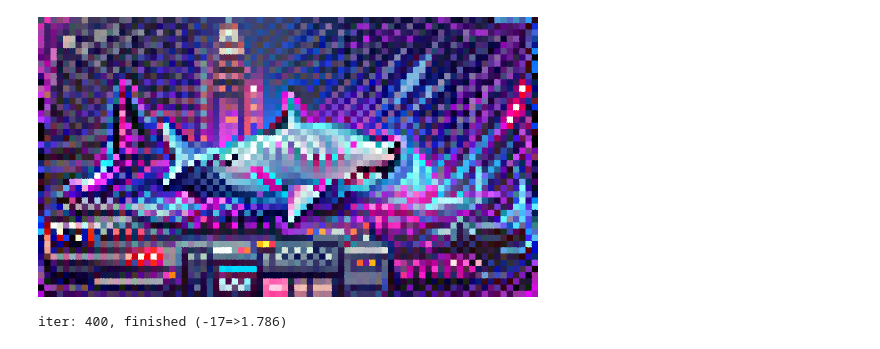
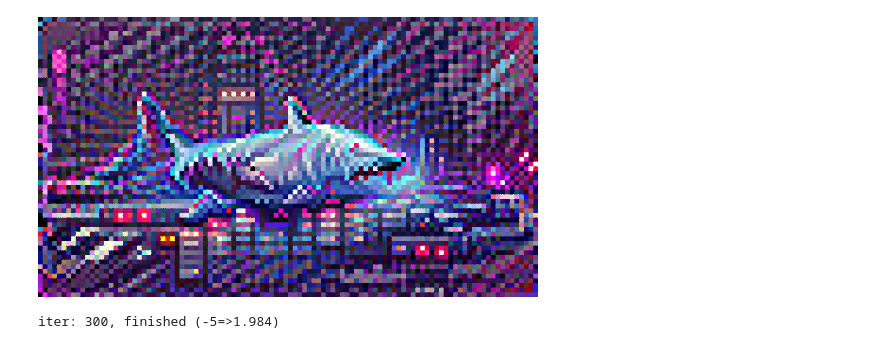
Before and after one commit to dribnet/clipit, a Jupyter notebook: demos/PixelDrawer_Init_Image.ipynb, the cells around one changed output. Drawn from its saved outputs; the diff is of its cells as text; code cells hidden in the pictures.

Commit message:
Created using Colaboratory (updated init_image demo options)

```diff
--- a/demos/PixelDrawer_Init_Image.ipynb
+++ b/demos/PixelDrawer_Init_Image.ipynb
@@ -109,39 +109,55 @@ init_image = "https://pbs.twimg.com/media/E9GszX4XoAo7Z2-?format=png&name=900x90
 aspect = "widescreen" #@param ["widescreen", "square"]
 
 drawer = "pixel" #@param ["vqgan", "pixel"]
+
+iterations = 300 #@param {type:"slider", min:50, max:500, step:50 }
+
+display_clear = True #@param {type:"boolean"}
+
+#@markdown (these two are valid only when drawer is "pixel")
+
+pixel_scale = 0.75 #@param {type:"slider", min:0.25, max:2.0, step:0.25}
+
+pixel_type = "rect" #@param ["rect", "rectshift", "hex", "tri", "diamond"]
+
 
 #@markdown When you have the settings you want, press the play button on the left.
 #@markdown The system will save these and start generating images below.
 
 #@markdown When that is done you can change these
 #@markdown settings and see if you get different results. Or if you get
 #@markdown impatient, just select "Runtime -> Interrupt Execution".
 #@markdown Note that the first time you run it may take a bit longer
 #@markdown as nessary files are downloaded.
 
 
 #@markdown
 #@markdown *Advanced: you can also edit this cell and add add additional
 #@markdown settings, combining settings from different notebooks.*
 
 
 # Simple setup
 import pixray
 
 # these are good settings for pixeldraw
 pixray.reset_settings()
 pixray.add_settings(prompts=prompts, aspect=aspect)
 pixray.add_settings(quality="better", scale=2.5, init_image=init_image)
+pixray.add_settings(iterations=iterations, display_clear=display_clear)
 pixray.add_settings(drawer=drawer)
-pixray.add_settings(display_clear=True)
+if drawer == "pixel":
+  pixray.add_settings(pixel_scale=pixel_scale, pixel_type=pixel_type)
+
+# removed text
+pixray.add_settings(vector_prompts="textoff")
 
 #### YOU CAN ADD YOUR OWN CUSTOM SETTING HERE ####
 # this is the example of how to run longer with less frequent display
 # pixray.add_settings(iterations=500, display_every=50)
 
 settings = pixray.apply_settings()
 pixray.do_init(settings)
 pixray.do_run(settings)
 # %% [output]
-[figure, old version]
+[figure, new version]
-iter: 400, finished (-17=>1.786)
+iter: 300, finished (-5=>1.984)
```
